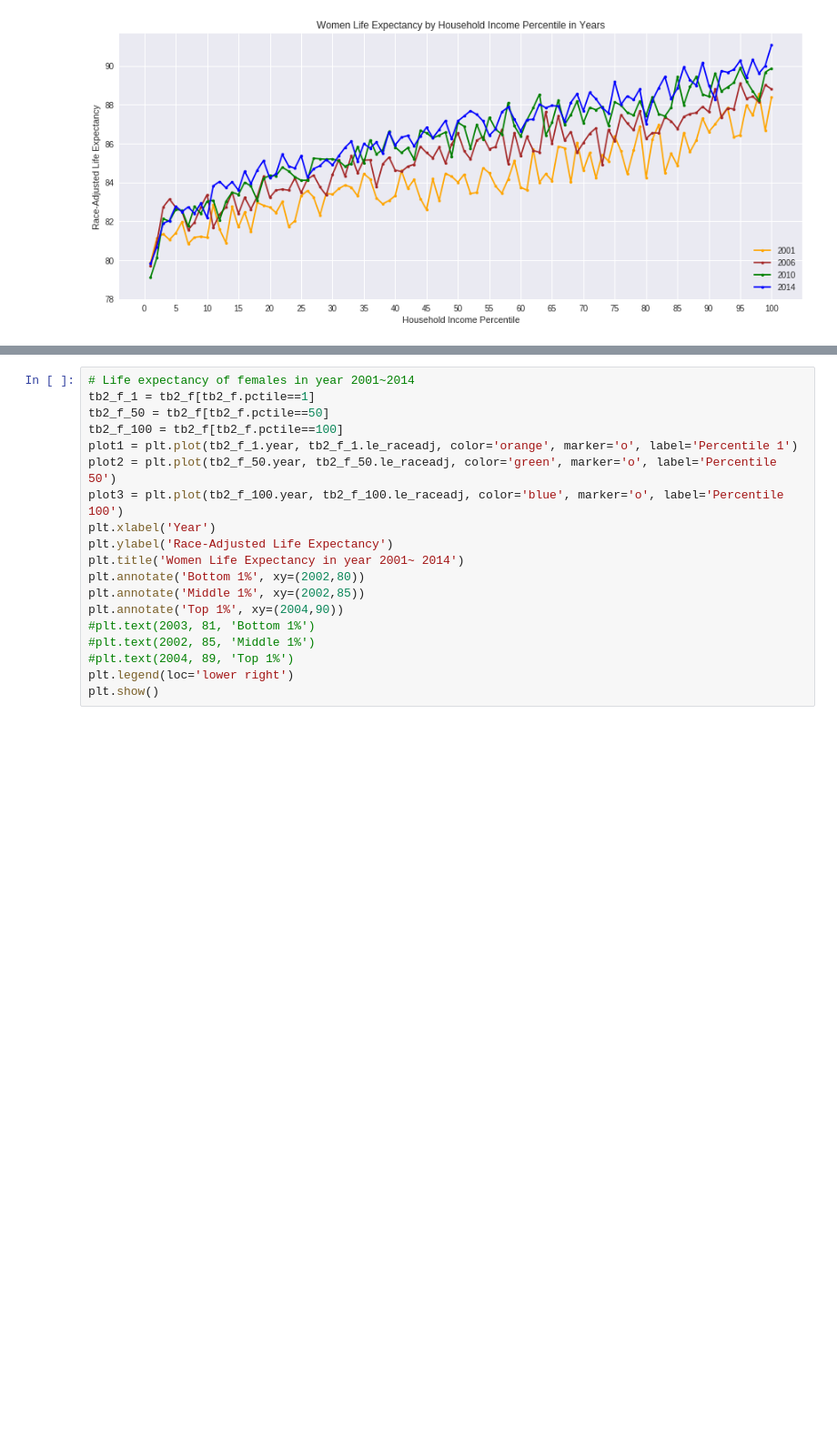
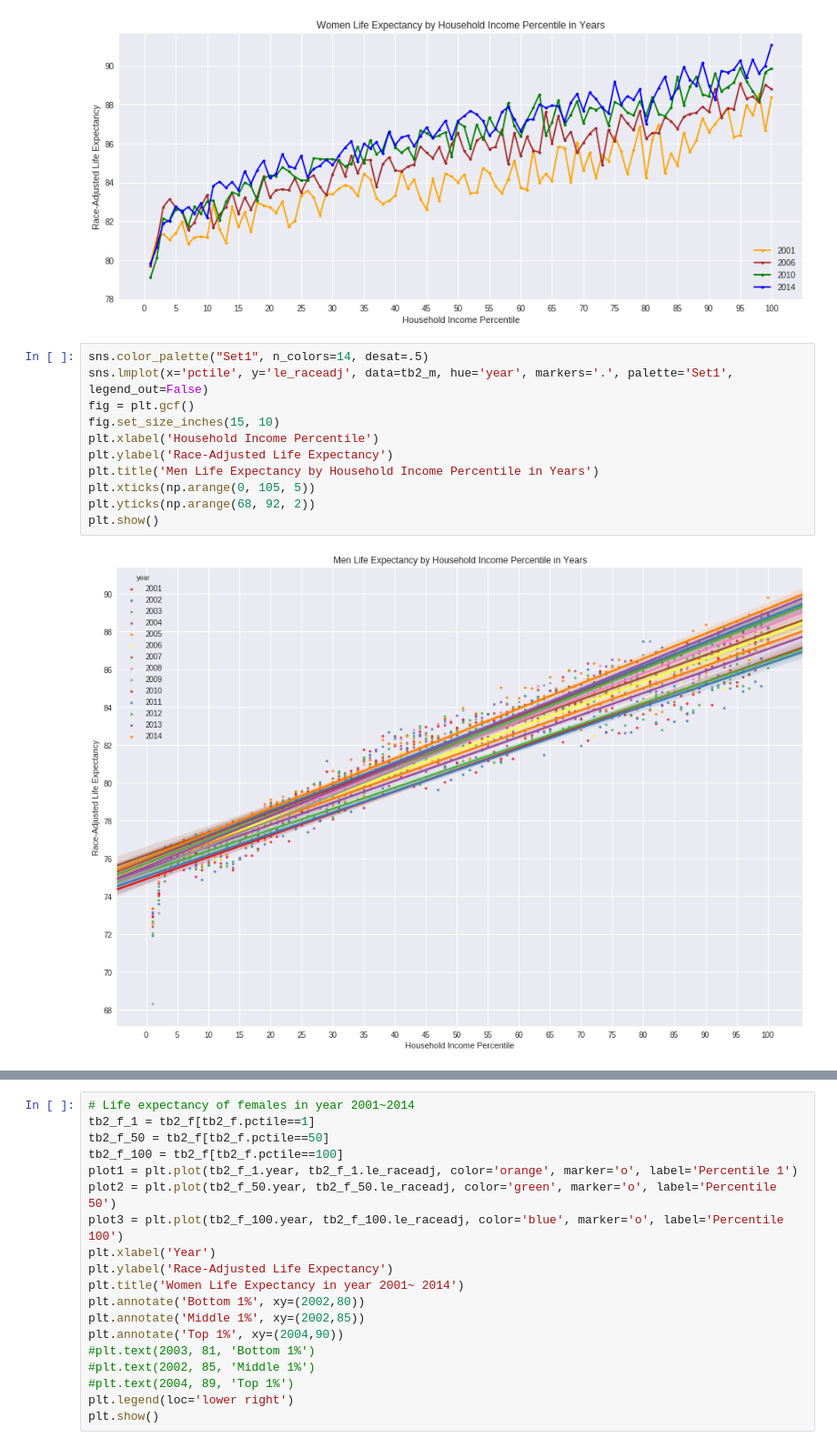
Before and after one commit to anxin16/Capstone-Project-2, a Jupyter notebook: Capstone-Report/Capstone-2.ipynb, the cells around one changed output, grey strips where cells are left out. Shown at 91% size. Drawn from its saved outputs; the diff is of its cells as text; blank space fills up the shorter version.

```diff
--- a/Capstone-Report/Capstone-2.ipynb
+++ b/Capstone-Report/Capstone-2.ipynb
@@ -116,4 +129,17 @@ plt.legend(loc='lower right')
 plt.show()
 # %% [output]
 [figure]
+# %%
+sns.color_palette("Set1", n_colors=14, desat=.5)
+sns.lmplot(x='pctile', y='le_raceadj', data=tb2_m, hue='year', markers='.', palette='Set1', legend_out=False)
+fig = plt.gcf()
+fig.set_size_inches(15, 10)
+plt.xlabel('Household Income Percentile')
+plt.ylabel('Race-Adjusted Life Expectancy')
+plt.title('Men Life Expectancy by Household Income Percentile in Years')
+plt.xticks(np.arange(0, 105, 5))
+plt.yticks(np.arange(68, 92, 2))
+plt.show()
+# %% [output]
+[figure, added]
 # %%
```
Also changed, not shown: parts of 4 cells of this notebook, 2 other files.
